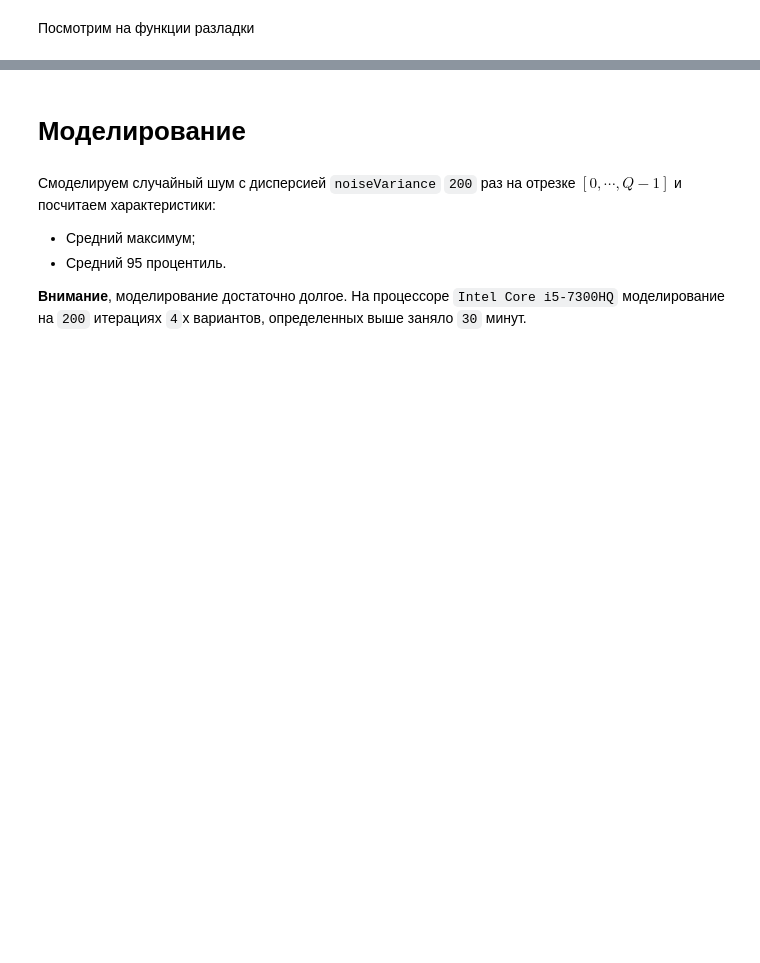
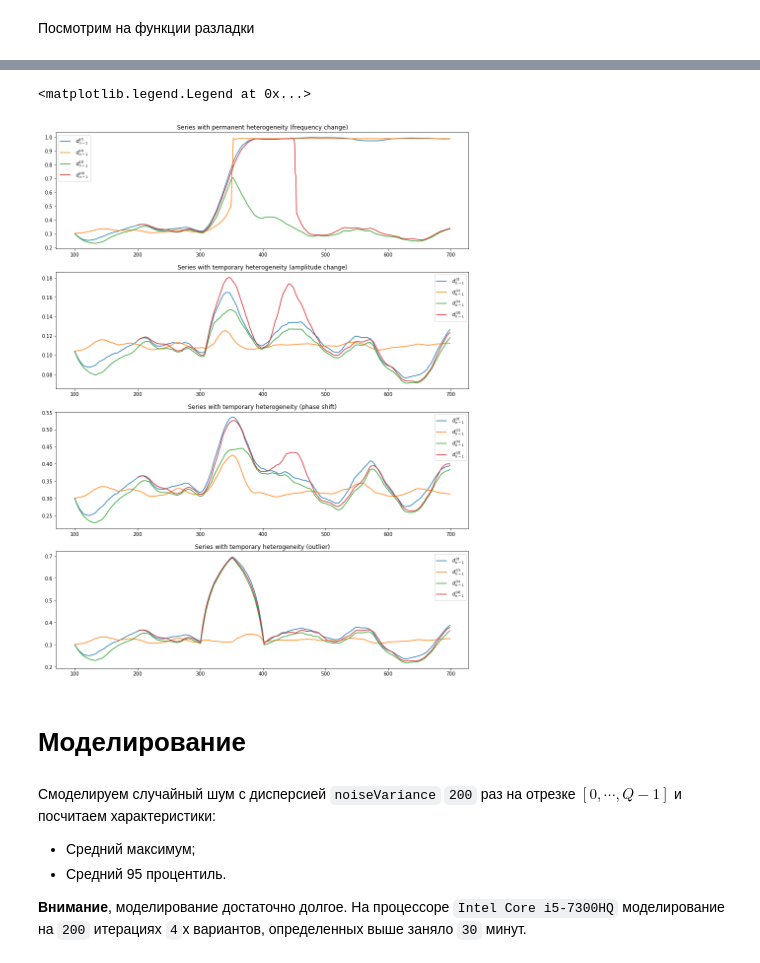
Before and after one commit to Loulaan/researchWork, a Jupyter notebook: heterFuncTest.ipynb, the cells around one changed output, grey strips where cells are left out. Saved outputs shown, nothing was run; the diff lists cells and outputs as text; code cells hidden in the pictures; blank space fills up the shorter version.

```diff
--- a/heterFuncTest.ipynb
+++ b/heterFuncTest.ipynb
@@ -158,3 +203,38 @@ hmOutlierNoise.plotHeterFunc('Temporary heterogeneity (outlier)', 14, 3)
+# %%
+fig, (ax1, ax2, ax3, ax4) = plt.subplots(4,1, figsize=(15, 20))
+
+ax1.set_title('Series with permanent heterogeneity (frequency change)')
+ax1.plot(np.arange(hmPermNoise.T, hmPermNoise.N), hmPermNoise.getRow(0), label=r' $d_{n-1}^{(r)} $')
+ax1.plot(np.arange(hmPermNoise.B, hmPermNoise.N), hmPermNoise.getCol(0), label=r' $d_{n-1}^{(c)} $')
+ax1.plot(np.arange(hmPermNoise.T, hmPermNoise.N), hmPermNoise.getSym(), label=r' $d_{n-1}^{(s)} $')  # hmPermNoise.T - seems to be wrong.
+ax1.plot(np.arange(hmPermNoise.B + hmPermNoise.T + 1, hmPermNoise.N), hmPermNoise.getDiag(), label=r' $d_{n-1}^{(d)} $')
+ax1.legend()
+
+ax2.set_title("Series with temporary heterogeneity (amplitude change)")
+ax2.plot(np.arange(hmTempNoise.T, hmTempNoise.N), hmTempNoise.getRow(0), label=r' $d_{n-1}^{(r)} $')
+ax2.plot(np.arange(hmTempNoise.B, hmTempNoise.N), hmTempNoise.getCol(0), label=r' $d_{n-1}^{(c)} $')
+ax2.plot(np.arange(hmTempNoise.T, hmTempNoise.N), hmTempNoise.getSym(), label=r' $d_{n-1}^{(s)} $')  # hmTempNoise.T - seems to be wrong.
+ax2.plot(np.arange(hmTempNoise.B + hmTempNoise.T + 1, hmTempNoise.N), hmTempNoise.getDiag(), label=r' $d_{n-1}^{(d)} $')
+ax2.legend()
+
+ax3.set_title("Series with temporary heterogeneity (phase shift)")
+ax3.plot(np.arange(hmShiftedNoise.T, hmShiftedNoise.N), hmShiftedNoise.getRow(0), label=r' $d_{n-1}^{(r)} $')
+ax3.plot(np.arange(hmShiftedNoise.B, hmShiftedNoise.N), hmShiftedNoise.getCol(0), label=r' $d_{n-1}^{(c)} $')
+ax3.plot(np.arange(hmShiftedNoise.T, hmShiftedNoise.N), hmShiftedNoise.getSym(), label=r' $d_{n-1}^{(s)} $')  # hmShiftedNoise.T - seems to be wrong.
+ax3.plot(np.arange(hmShiftedNoise.B + hmShiftedNoise.T + 1, hmShiftedNoise.N), hmShiftedNoise.getDiag(), label=r' $d_{n-1}^{(d)} $')
+ax3.legend()
+
+ax4.set_title("Series with temporary heterogeneity (outlier)");
+ax4.plot(np.arange(hmOutlierNoise.T, hmOutlierNoise.N), hmOutlierNoise.getRow(0), label=r' $d_{n-1}^{(r)} $')
+ax4.plot(np.arange(hmOutlierNoise.B, hmOutlierNoise.N), hmOutlierNoise.getCol(0), label=r' $d_{n-1}^{(c)} $')
+ax4.plot(np.arange(hmOutlierNoise.T, hmOutlierNoise.N), hmOutlierNoise.getSym(), label=r' $d_{n-1}^{(s)} $')  # hmOutlierNoise.T - seems to be wrong.
+ax4.plot(np.arange(hmOutlierNoise.B + hmOutlierNoise.T + 1, hmOutlierNoise.N), hmOutlierNoise.getDiag(), label=r' $d_{n-1}^{(d)} $')
+ax4.legend()
+
+# plt.savefig('report/tex/images/detectionNoisedTests.png')
+# %% [output]
+<matplotlib.legend.Legend at 0x...>
+[figure, added]
 # %% [markdown]
 # Моделирование
 # %% [markdown]
```
Also changed, not shown: parts of 25 cells of this notebook, 36 other files.
